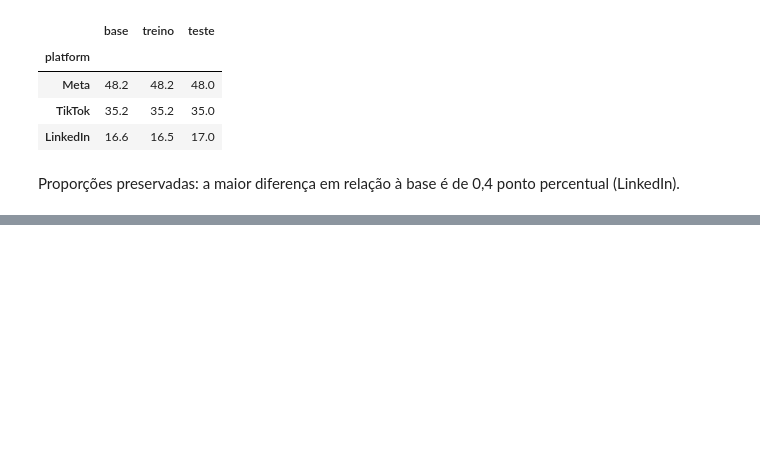
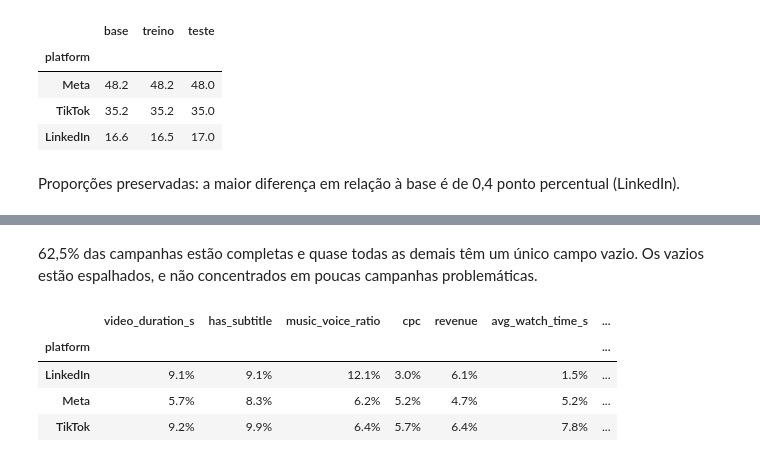
Before and after one commit to JoaoVivacqua/klike-challenge, a Jupyter notebook: notebooks/01_eda.ipynb, the cells around one changed output, grey strips where cells are left out. Saved outputs shown, nothing was run; the diff lists cells and outputs as text; code cells hidden in the pictures; blank space fills up the shorter version.

```diff
--- a/notebooks/01_eda.ipynb
+++ b/notebooks/01_eda.ipynb
@@ -50,0 +159,8 @@ Proporções preservadas: a maior diferença em relação à base é de 0,4 pont
+# %%
+colunas_com_faltantes = train.columns[train.isna().any()].tolist()
+
+faltantes = pd.DataFrame({
+    "faltantes": train[colunas_com_faltantes].isna().sum(),
+    "% do total": train[colunas_com_faltantes].isna().mean() * 100,
+})
+faltantes.style.format({"% do total": "{:.1f}%"})
@@ -50,0 +197,11 @@ Proporções preservadas: a maior diferença em relação à base é de 0,4 pont
+# %% [markdown]
+62,5% das campanhas estão completas e quase todas as demais têm um único campo vazio. Os vazios estão espalhados, e não concentrados em poucas campanhas problemáticas.
+# %%
+# % de faltantes de cada coluna dentro de cada plataforma
+(train[colunas_com_faltantes].isna().groupby(train["platform"]).mean() * 100).style.format("{:.1f}%")
+# %% [output]
+|  | video_duration_s | has_subtitle | music_voice_ratio | cpc | revenue | avg_watch_time_s | ... |
+| platform |  |  |  |  |  |  | ... |
+| LinkedIn | 9.1% | 9.1% | 12.1% | 3.0% | 6.1% | 1.5% | ... |
+| Meta | 5.7% | 8.3% | 6.2% | 5.2% | 4.7% | 5.2% | ... |
+| TikTok | 9.2% | 9.9% | 6.4% | 5.7% | 6.4% | 7.8% | ... |
```
Also changed, not shown: parts of 20 cells of this notebook, 2 other files.
